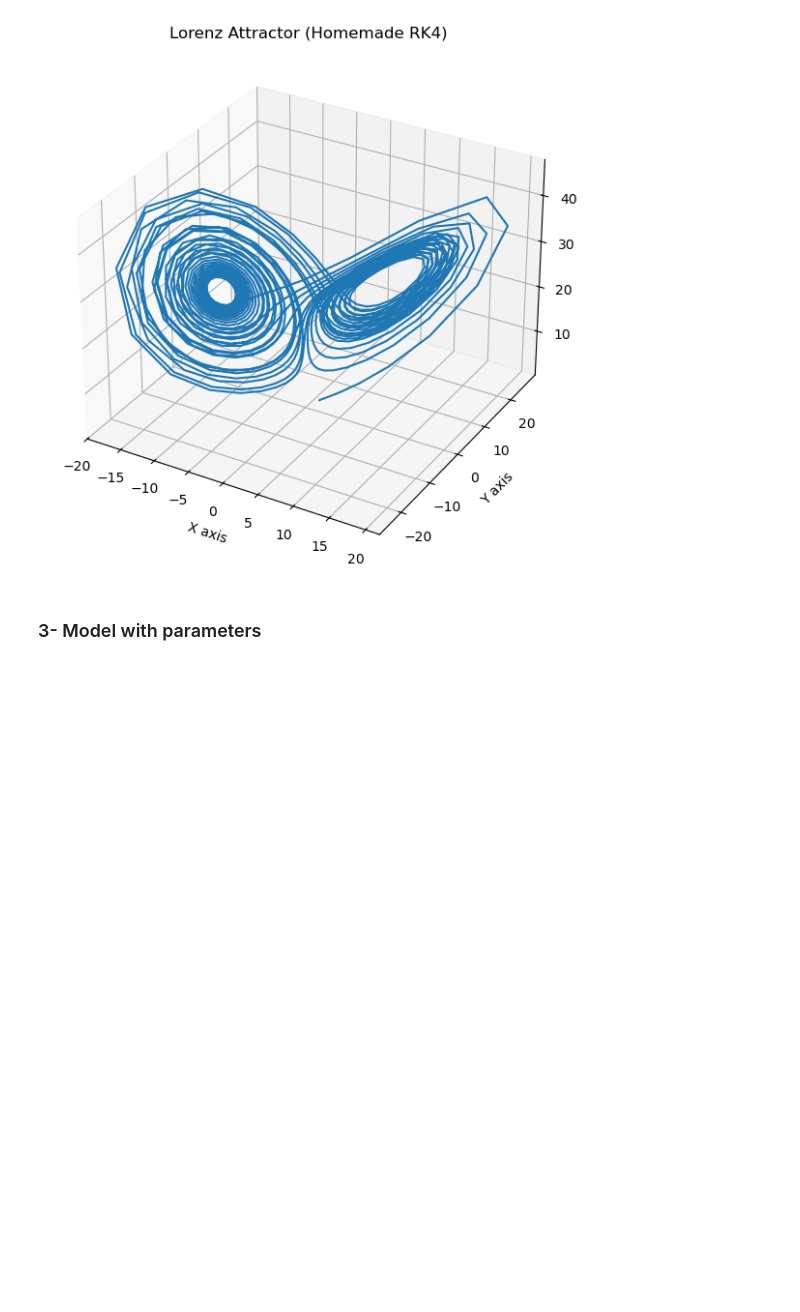
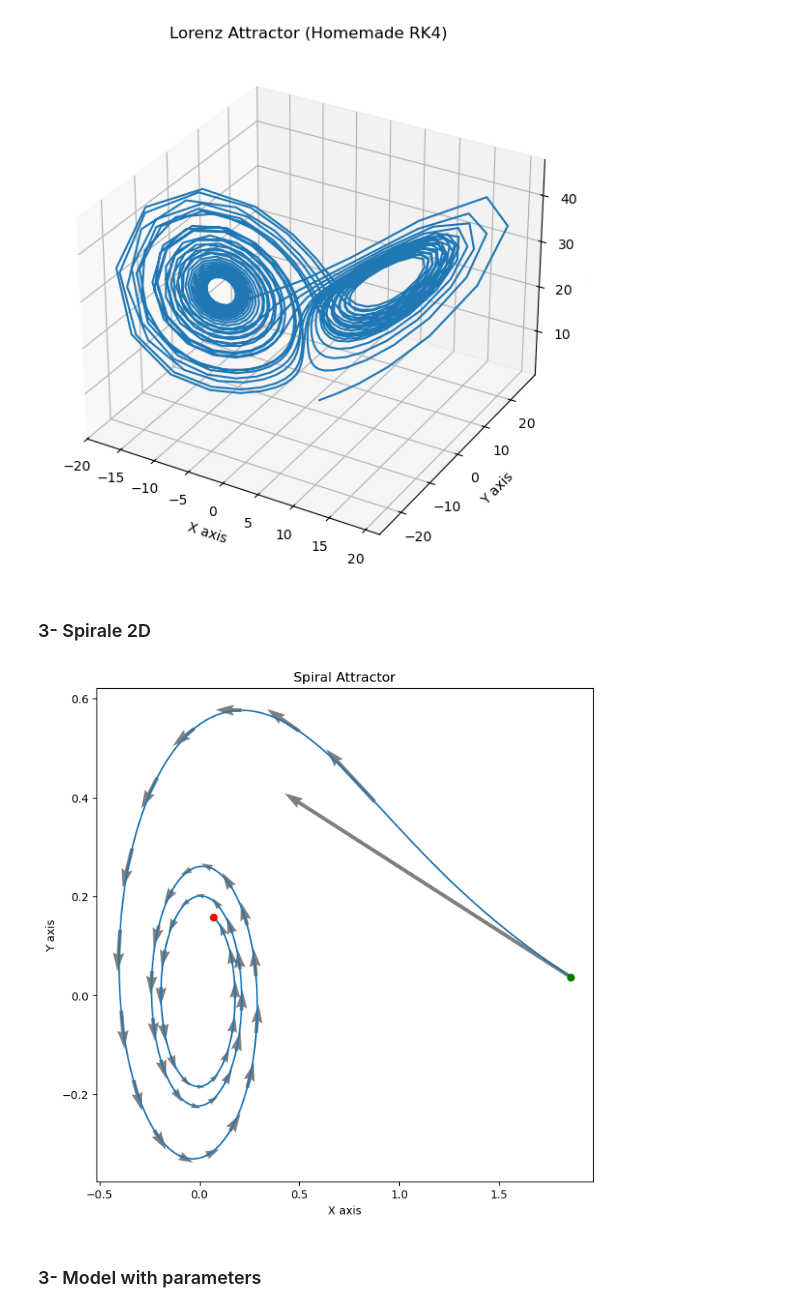
Before and after one commit to BenjaminDeporte/MVA_Stage, a Jupyter notebook: Latent_ODE_Basics.ipynb, the cells around one changed output. Cells and saved outputs as stored; diff of their text form; code cells hidden in the pictures; blank space fills up the shorter version.

```diff
--- a/Latent_ODE_Basics.ipynb
+++ b/Latent_ODE_Basics.ipynb
@@ -152,6 +152,37 @@ ax.set_title("Lorenz Attractor (Homemade RK4)")
 plt.show()
 # %% [output]
 [figure]
+# %% [markdown]
+### 3- Spirale 2D
+# %%
+def func_spiral(t, vec, mu=0.01):
+    # signature of func must be func(t, y)
+    x, y = vec
+    x_dot = mu * x - y - x * (x**2 + y**2)
+    y_dot = x + mu * y - y * (x**2 + y**2)
+    return torch.stack([x_dot, y_dot])
+# %%
+x0 = torch.tensor([2.0, 0.0], dtype=torch.float, requires_grad=True)
+t_span = (0.0, 20.0)
+ts, sols, grads =  t_solve_ivp(func_spiral, t_span, x0, nsteps=1000, method='RK4')
+# %%
+fig, ax = plt.subplots(figsize=(8,8))
+
+X,Y = sols[:,0].detach().cpu().numpy(), sols[:,1].detach().cpu().numpy()
+U,V = grads[:,0].detach().cpu().numpy(), grads[:,1].detach().cpu().numpy()
+scale = 1e-1
+interval = 20
+
+ax.plot(X,Y, label='Trajectory')
+ax.plot(X[0], Y[0], 'go', label='Start')
+ax.plot(X[-1], Y[-1], 'ro', label='End')
+ax.quiver(X[::interval], Y[::interval], U[::interval], V[::interval], angles='xy', scale_units='xy', scale=scale, alpha=0.5, label='Vector Field')
+ax.set_xlabel("X axis")
+ax.set_ylabel("Y axis")
+ax.set_title("Spiral Attractor")
+plt.show()
+# %% [output]
+[figure, added]
 # %% [markdown]
 ### 3- Model with parameters
 # %%
```
Also changed, not shown: parts of 1 cell of this notebook.
